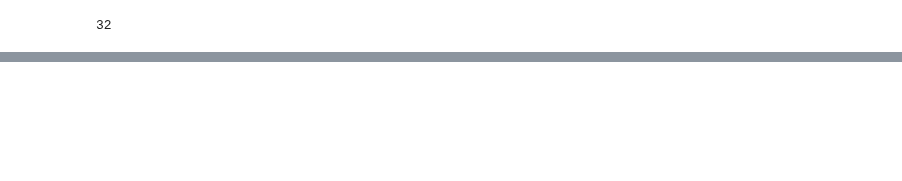
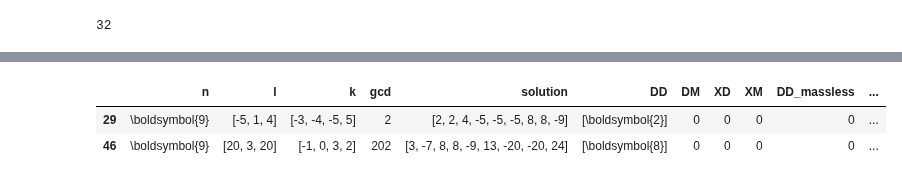
Before and after one commit to LBJ-Wade/anomaly, a Jupyter notebook: Analysis.ipynb, the cells around one changed output, grey strips where cells are left out. Cells and saved outputs as stored; diff of their text form; code cells hidden in the pictures; blank space fills up the shorter version.

```diff
--- a/Analysis.ipynb
+++ b/Analysis.ipynb
@@ -325,3 +307,10 @@ def bold(row):
+# %%
+import re
+def add_boldsymbol(ss):
+    if str(ss).find(r'\boldsymbol')==-1:
+        return re.sub('(\-*[0-9]+)',r'\\boldsymbol{\1}',str(ss))
+    else:
+        return ss
 # %%
 #kk=fl.copy()
 kk=fl6.copy()
@@ -358,3 +347,11 @@ kk
 | 47 | 9 | [18, 13, 6] | [-10, 6, 1, -4] | 608 | [2, -7, -8, -8, -8, 18, 18, 18, -25] | 0 | [-8] | [-8, 18] | 0 | 10 | ... |
 | 48 | 9 | [-6, 9, -3] | [12, -6, 12, -3] | 2268 | [1, -3, -4, -4, 10, -21, 23, 24, ... | [-4] | [-4] | 0 | 0 | 1 | ... |
 | 49 | \boldsymbol{9} | [12, 21, 19] | [-4, 4, -4, 12] | 320 | [8, 8, 8, -12, -12, 15, -17, -23,... | 0 | 0 | [\boldsymbol{-12}] | 0 | 10 | ... |
+# %%
+n=r'\boldsymbol{9}'
+x=0
+kk[(kk['n']==n) & (kk['DD_massless']==x)]
+# %% [output]
+|  | n | l | k | gcd | solution | DD | DM | XD | XM | DD_massless | ... |
+| 29 | \boldsymbol{9} | [-5, 1, 4] | [-3, -4, -5, 5] | 2 | [2, 2, 4, -5, -5, -5, 8, 8, -9] | [\boldsymbol{2}] | 0 | 0 | 0 | 0 | ... |
+| 46 | \boldsymbol{9} | [20, 3, 20] | [-1, 0, 3, 2] | 202 | [3, -7, 8, 8, -9, 13, -20, -20, 24] | [\boldsymbol{8}] | 0 | 0 | 0 | 0 | ... |
```
Also changed, not shown: parts of 3 cells of this notebook.
